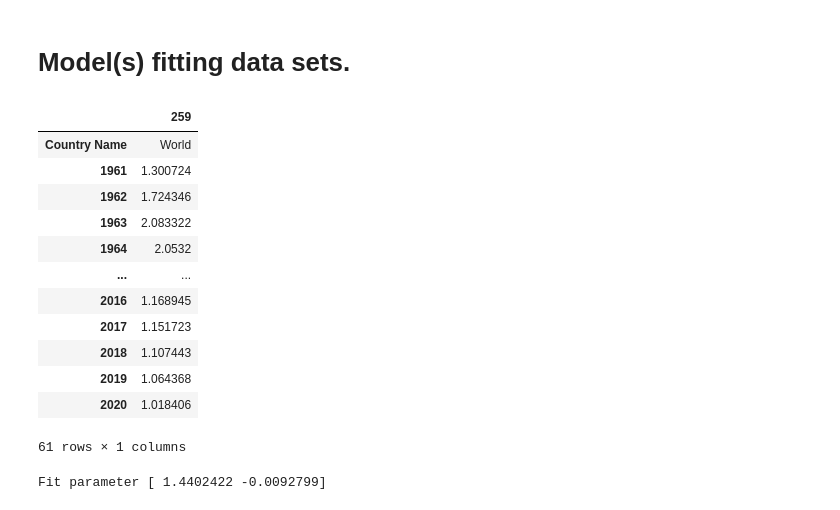
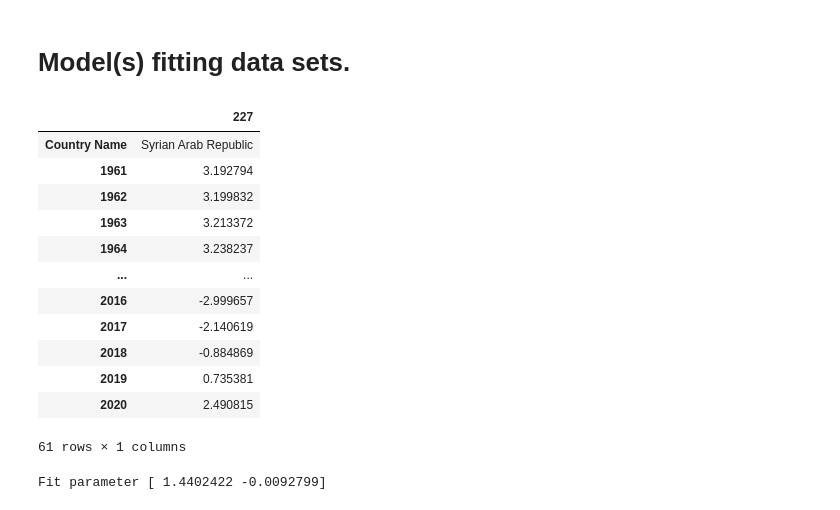
Before and after one commit to Krishnasasi21/ADS_Assignment3, a Jupyter notebook: Krishna_ADS_Assignment3.ipynb, the cells around one changed output. Drawn from its saved outputs; the diff is of its cells as text; code cells hidden in the pictures.

```diff
--- a/Krishna_ADS_Assignment3.ipynb
+++ b/Krishna_ADS_Assignment3.ipynb
@@ -445,6 +445,7 @@ slt_UK_PL     = df_Population.loc[df_Population['Country Name'] == 'United Kingd
 slt_China_PL  = df_Population.loc[df_Population['Country Name'] == 'China']
 slt_USA_PL  = df_Population.loc[df_Population['Country Name'] == 'United States']
 slt_World_PL  = df_Population.loc[df_Population['Country Name'] == 'World']
+slt_Syria_PL  = df_Population.loc[df_Population['Country Name'] == 'Syrian Arab Republic']
 # %%
 def drop_PL(df):
     df.drop(labels=["Country Code","Indicator Name", "Indicator Code","1960"],
@@ -455,24 +456,26 @@ slt_UK_PL_tr = slt_UK_PL.transpose()
 slt_USA_PL_tr = slt_USA_PL.transpose()
 slt_China_PL_tr = slt_China_PL.transpose()
 slt_World_PL_tr = slt_World_PL.transpose()
+slt_Syria_PL_tr = slt_Syria_PL.transpose()
 # %%
 drop_PL(slt_USA_PL_tr)
 drop_PL(slt_UK_PL_tr)
 drop_PL(slt_China_PL_tr)
 drop_PL(slt_World_PL_tr)
+drop_PL(slt_Syria_PL_tr)
 # %% [output]
-|  | 259 |
-| Country Name | World |
-| 1961 | 1.300724 |
-| 1962 | 1.724346 |
-| 1963 | 2.083322 |
-| 1964 | 2.0532 |
+|  | 227 |
+| Country Name | Syrian Arab Republic |
+| 1961 | 3.192794 |
+| 1962 | 3.199832 |
+| 1963 | 3.213372 |
+| 1964 | 3.238237 |
 | ... | ... |
-| 2016 | 1.168945 |
-| 2017 | 1.151723 |
-| 2018 | 1.107443 |
-| 2019 | 1.064368 |
-| 2020 | 1.018406 |
+| 2016 | -2.999657 |
+| 2017 | -2.140619 |
+| 2018 | -0.884869 |
+| 2019 | 0.735381 |
+| 2020 | 2.490815 |
 61 rows × 1 columns
 # %%
 # define the exponential growth function
```
Also changed, not shown: parts of 12 cells of this notebook.
